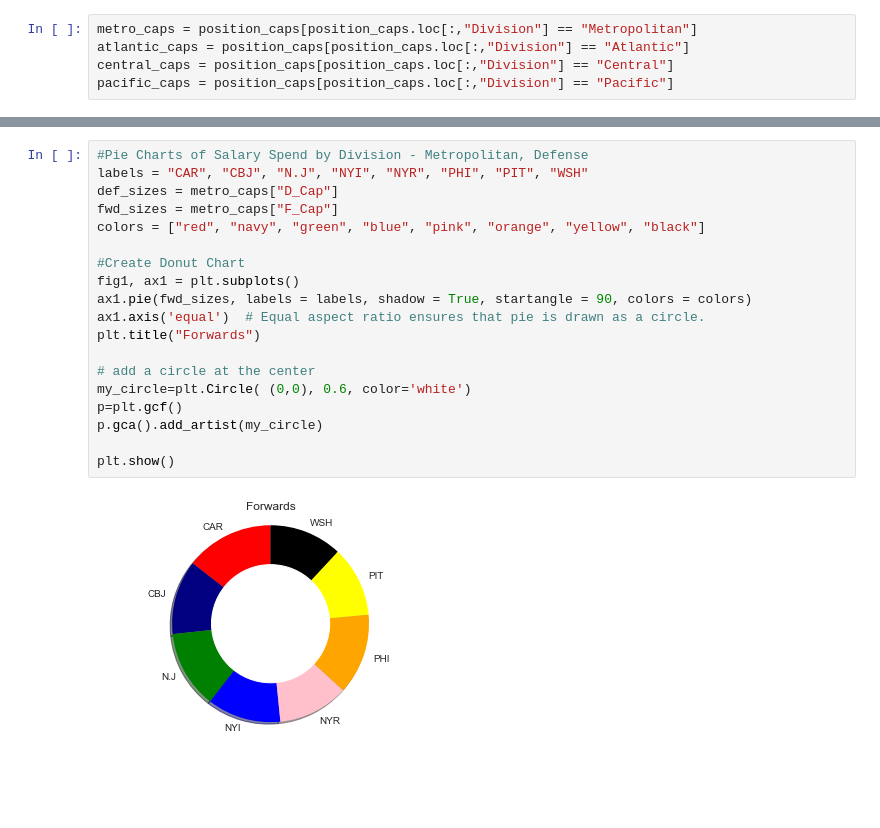
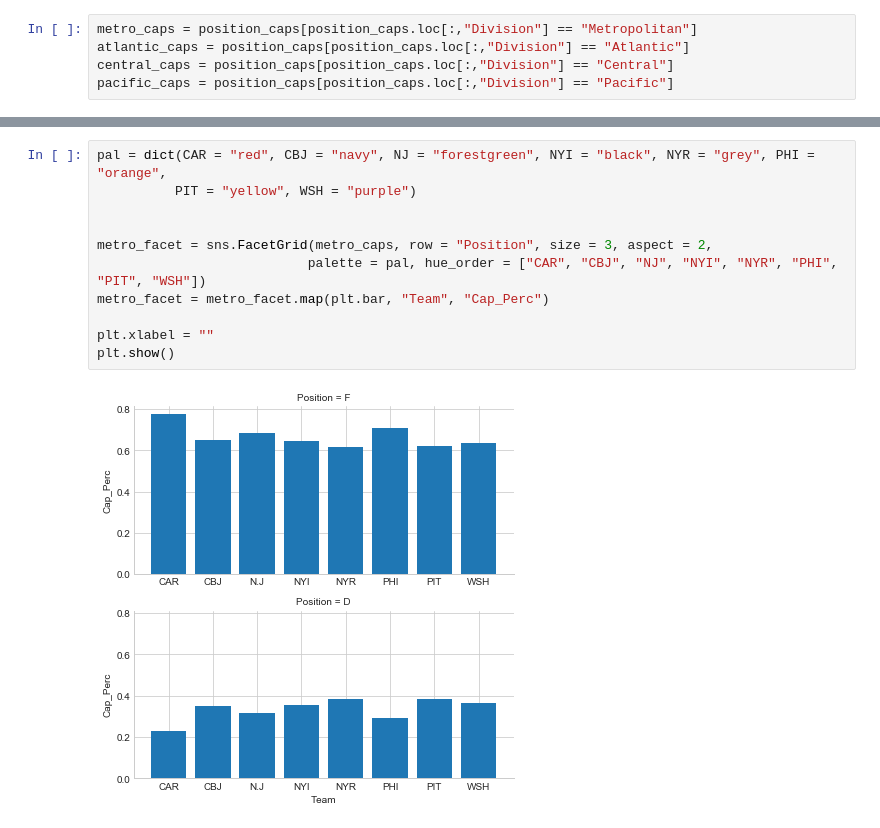
Before and after one commit to cjgargano/UCI-Project-01, a Jupyter notebook: NHL_Data_Analysis.ipynb, the cells around one changed output, grey strips where cells are left out. Saved outputs shown, nothing was run; the diff lists cells and outputs as text; blank space fills up the shorter version.

```diff
--- a/NHL_Data_Analysis.ipynb
+++ b/NHL_Data_Analysis.ipynb
@@ -651,24 +619,16 @@ plt.show()
-# %%
-#Pie Charts of Salary Spend by Division - Metropolitan, Defense
-labels = "CAR", "CBJ", "N.J", "NYI", "NYR", "PHI", "PIT", "WSH"
-def_sizes = metro_caps["D_Cap"]
-fwd_sizes = metro_caps["F_Cap"]
-colors = ["red", "navy", "green", "blue", "pink", "orange", "yellow", "black"]
-
-#Create Donut Chart
-fig1, ax1 = plt.subplots()
-ax1.pie(fwd_sizes, labels = labels, shadow = True, startangle = 90, colors = colors)
-ax1.axis('equal')  # Equal aspect ratio ensures that pie is drawn as a circle.
-plt.title("Forwards")
-
-# add a circle at the center
-my_circle=plt.Circle( (0,0), 0.6, color='white')
-p=plt.gcf()
-p.gca().add_artist(my_circle)
-
-plt.show()
-# %% [output]
-[figure, removed]
+# %%
+pal = dict(CAR = "red", CBJ = "navy", NJ = "forestgreen", NYI = "black", NYR = "grey", PHI = "orange",
+          PIT = "yellow", WSH = "purple")
+
+
+metro_facet = sns.FacetGrid(metro_caps, row = "Position", size = 3, aspect = 2,
+                           palette = pal, hue_order = ["CAR", "CBJ", "NJ", "NYI", "NYR", "PHI", "PIT", "WSH"])
+metro_facet = metro_facet.map(plt.bar, "Team", "Cap_Perc")
+
+plt.xlabel = ""
+plt.show()
+# %% [output]
+[figure, added]
 # %%
 #Forwards vs. Defensemen - Goals For vs. Goals Against vs. Cap Hit
 sns.set_style("whitegrid")
```
Also changed, not shown: parts of 7 cells of this notebook, 1 other file.
